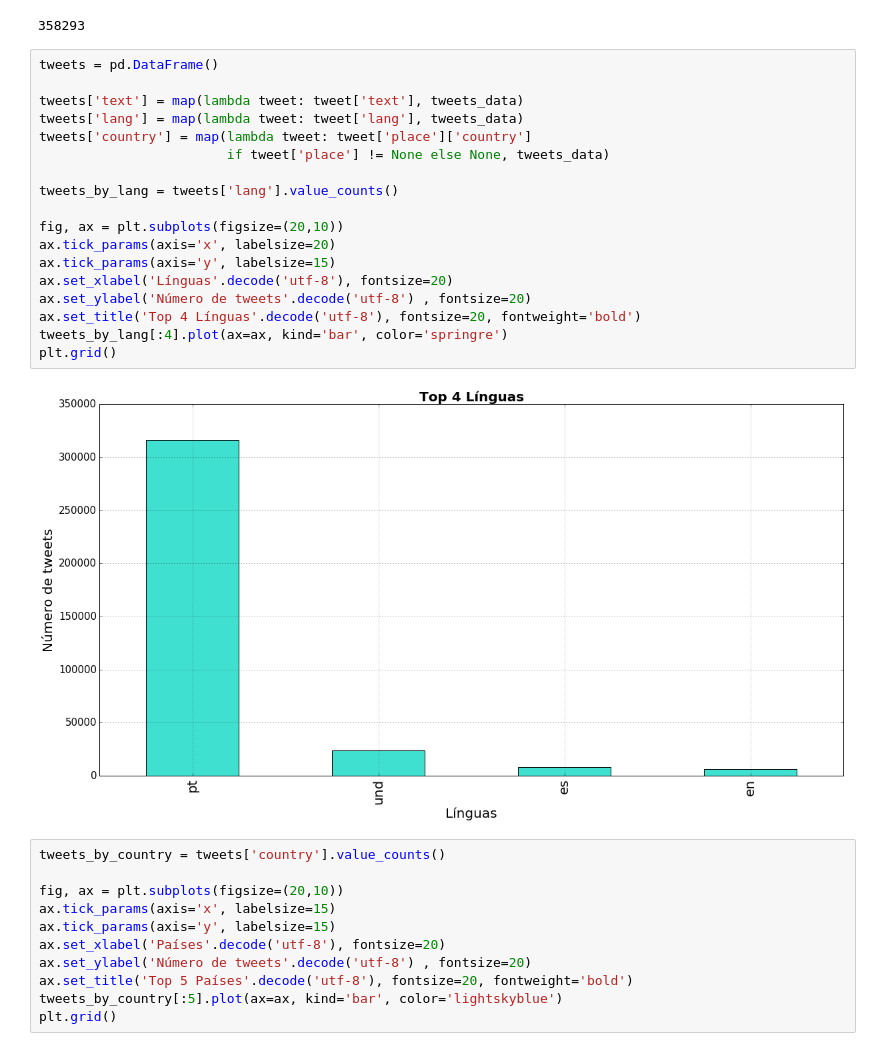
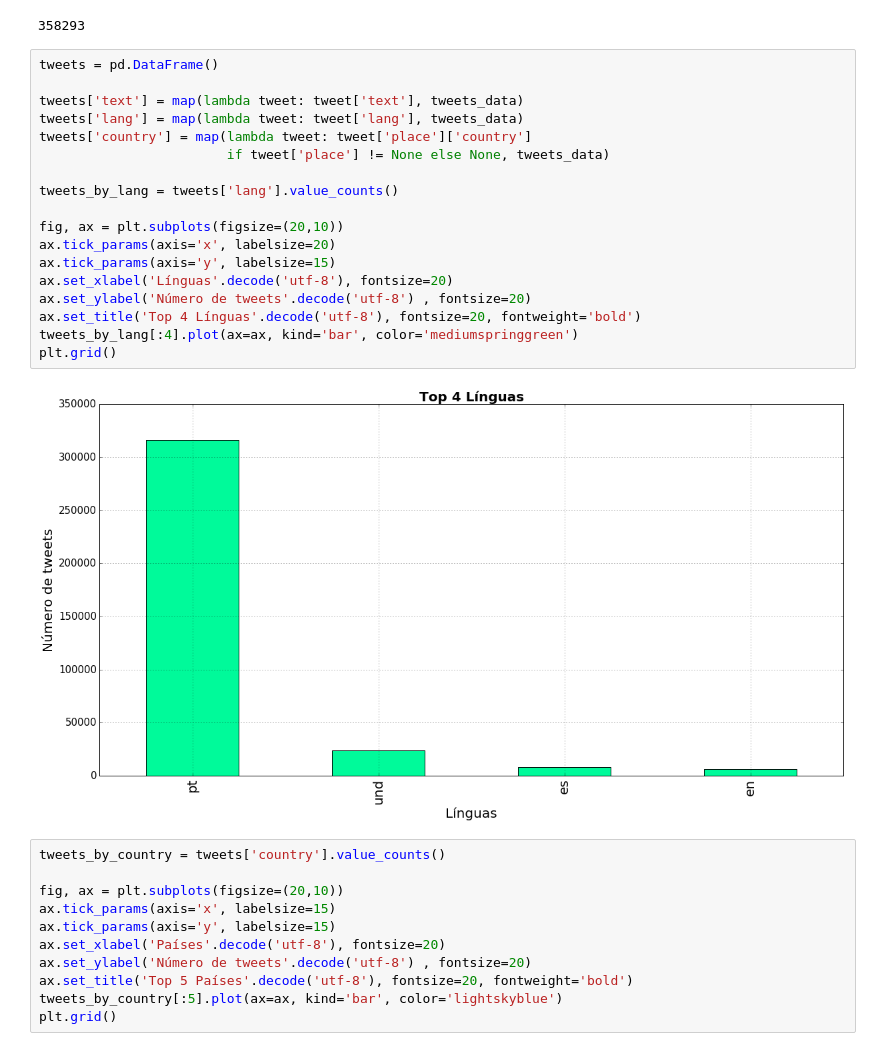
Before and after one commit to medeirosthiago/glue-grade, a Jupyter notebook: src/py2/twitter/tweepy-small.ipynb, the cells around one changed output. Drawn from its saved outputs; the diff is of its cells as text.

```diff
--- a/src/py2/twitter/tweepy-small.ipynb
+++ b/src/py2/twitter/tweepy-small.ipynb
@@ -23,23 +26,23 @@ print len(tweets_data)
 # %%
 tweets = pd.DataFrame()
 
 tweets['text'] = map(lambda tweet: tweet['text'], tweets_data)
 tweets['lang'] = map(lambda tweet: tweet['lang'], tweets_data)
 tweets['country'] = map(lambda tweet: tweet['place']['country']
                         if tweet['place'] != None else None, tweets_data)
 
 tweets_by_lang = tweets['lang'].value_counts()
 
 fig, ax = plt.subplots(figsize=(20,10))
 ax.tick_params(axis='x', labelsize=20)
 ax.tick_params(axis='y', labelsize=15)
 ax.set_xlabel('Línguas'.decode('utf-8'), fontsize=20)
 ax.set_ylabel('Número de tweets'.decode('utf-8') , fontsize=20)
 ax.set_title('Top 4 Línguas'.decode('utf-8'), fontsize=20, fontweight='bold')
-tweets_by_lang[:4].plot(ax=ax, kind='bar', color='springre')
+tweets_by_lang[:4].plot(ax=ax, kind='bar', color='mediumspringgreen')
 plt.grid()
 # %% [output]
-[figure, old version]
+[figure, new version]
 # %%
 tweets_by_country = tweets['country'].value_counts()
 
```
Also changed, not shown: parts of 7 cells of this notebook, 2 other files.
